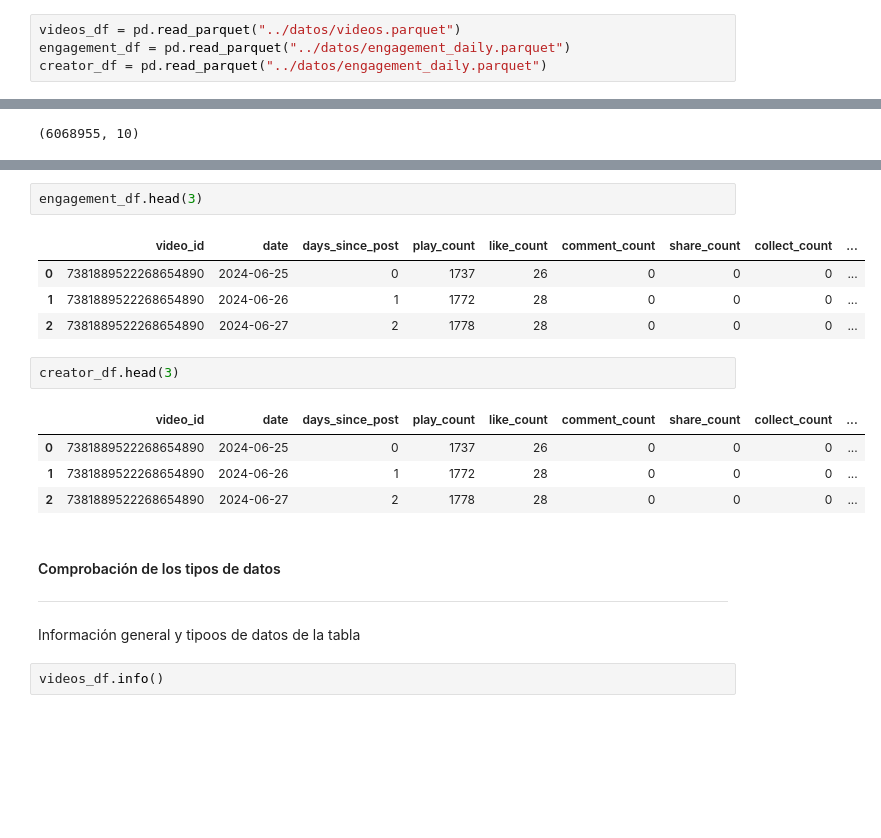
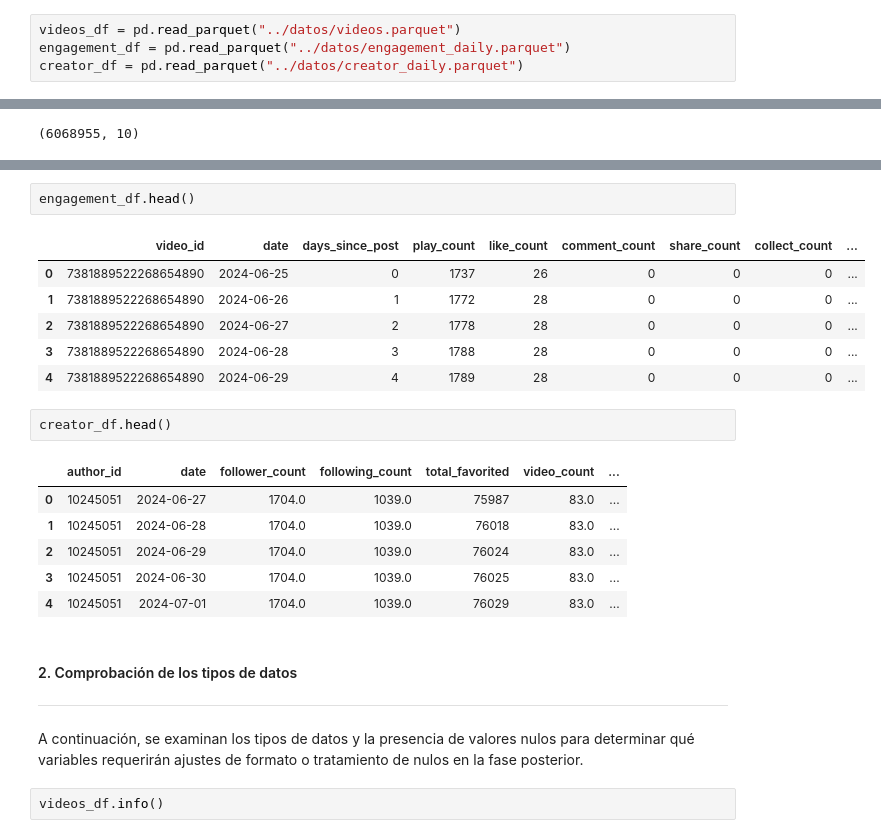
Before and after one commit to rocioph/TFM_Proyecto, a Jupyter notebook: Untitled.ipynb, the cells around one changed output, grey strips where cells are left out. Cells and saved outputs as stored; diff of their text form; blank space fills up the shorter version.

```diff
--- a/Untitled.ipynb
+++ b/Untitled.ipynb
@@ -120,4 +128,4 @@ Probabilidad (valores del 0 al 1) de las emociones detectadas en el texto de la
 # %%
 videos_df = pd.read_parquet("../datos/videos.parquet")
 engagement_df = pd.read_parquet("../datos/engagement_daily.parquet")
-creator_df = pd.read_parquet("../datos/engagement_daily.parquet")
+creator_df = pd.read_parquet("../datos/creator_daily.parquet")
@@ -189,21 +182,26 @@ videos_df.head(3)
 # %%
-engagement_df.head(3)
+engagement_df.head()
 # %% [output]
 |  | video_id | date | days_since_post | play_count | like_count | comment_count | share_count | collect_count | ... |
 | 0 | 7381889522268654890 | 2024-06-25 | 0 | 1737 | 26 | 0 | 0 | 0 | ... |
 | 1 | 7381889522268654890 | 2024-06-26 | 1 | 1772 | 28 | 0 | 0 | 0 | ... |
 | 2 | 7381889522268654890 | 2024-06-27 | 2 | 1778 | 28 | 0 | 0 | 0 | ... |
+| 3 | 7381889522268654890 | 2024-06-28 | 3 | 1788 | 28 | 0 | 0 | 0 | ... |
+| 4 | 7381889522268654890 | 2024-06-29 | 4 | 1789 | 28 | 0 | 0 | 0 | ... |
 # %%
-creator_df.head(3)
+creator_df.head()
 # %% [output]
-|  | video_id | date | days_since_post | play_count | like_count | comment_count | share_count | collect_count | ... |
-| 0 | 7381889522268654890 | 2024-06-25 | 0 | 1737 | 26 | 0 | 0 | 0 | ... |
-| 1 | 7381889522268654890 | 2024-06-26 | 1 | 1772 | 28 | 0 | 0 | 0 | ... |
-| 2 | 7381889522268654890 | 2024-06-27 | 2 | 1778 | 28 | 0 | 0 | 0 | ... |
+|  | author_id | date | follower_count | following_count | total_favorited | video_count | ... |
+| 0 | 10245051 | 2024-06-27 | 1704.0 | 1039.0 | 75987 | 83.0 | ... |
+| 1 | 10245051 | 2024-06-28 | 1704.0 | 1039.0 | 76018 | 83.0 | ... |
+| 2 | 10245051 | 2024-06-29 | 1704.0 | 1039.0 | 76024 | 83.0 | ... |
+| 3 | 10245051 | 2024-06-30 | 1704.0 | 1039.0 | 76025 | 83.0 | ... |
+| 4 | 10245051 | 2024-07-01 | 1704.0 | 1039.0 | 76029 | 83.0 | ... |
 # %% [markdown]
-#### Comprobación de los tipos de datos
+#### 2. Comprobación de los tipos de datos
 ---
-Información general y tipoos de datos de la tabla
+
+A continuación, se examinan los tipos de datos y la presencia de valores nulos para determinar qué variables requerirán ajustes de formato o tratamiento de nulos en la fase posterior.
 # %%
 videos_df.info()
 # %% [output]
```
Also changed, not shown: parts of 53 cells of this notebook.
